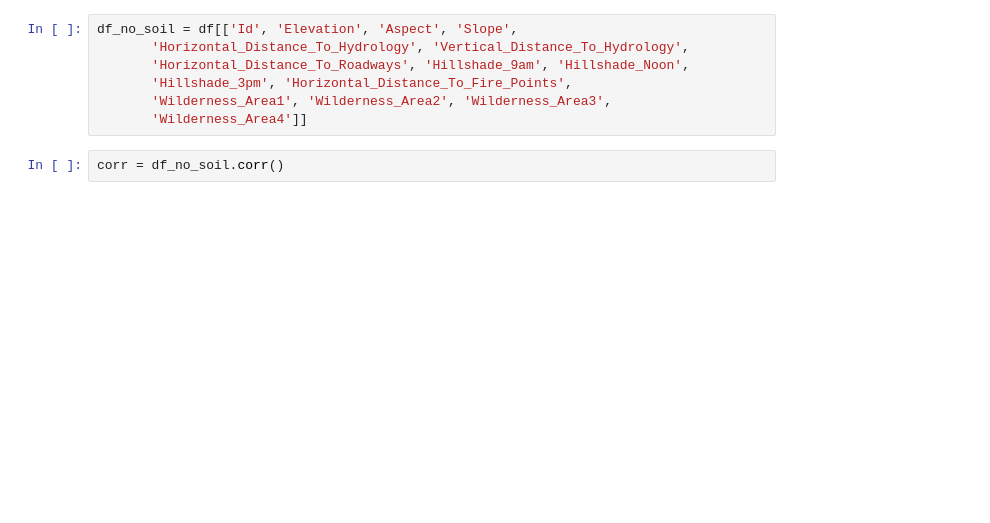
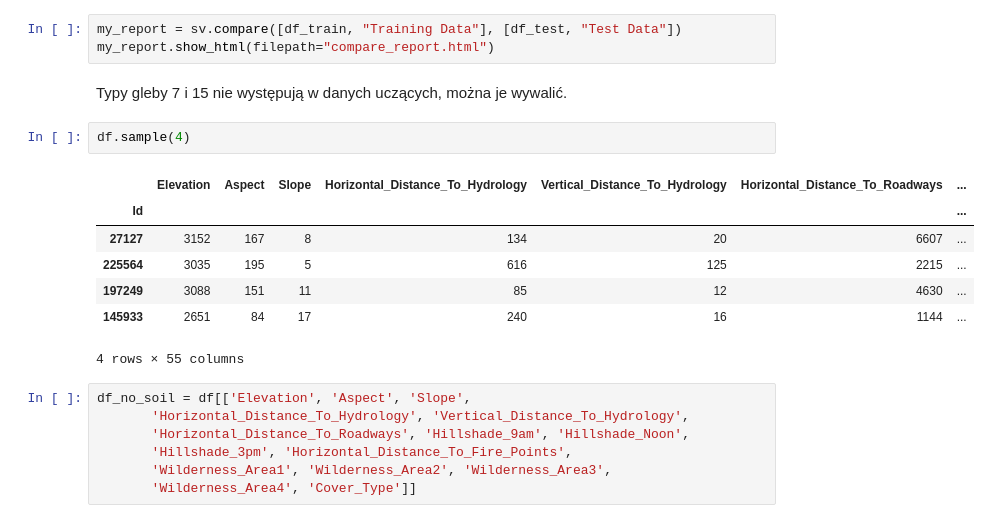
Before and after one commit to Arcewirz/forrest-type-prediction, a Jupyter notebook: eda.ipynb, the cells around one changed output. Cells and saved outputs as stored; diff of their text form; blank space fills up the shorter version.

Commit message:
Add robust reports

```diff
--- a/eda.ipynb
+++ b/eda.ipynb
@@ -29,13 +58,26 @@ my_report.show_html() # Default arguments will generate to "SWEETVIZ_REPORT.html
 # %% [output]
 Done! Use 'show' commands to display/save.   |██████████| [100%]   00:04 -> (00:00 left)
 Report SWEETVIZ_REPORT.html was generated! NOTEBOOK/COLAB USERS: the web browser MAY not pop up, regardless, the report IS saved in your notebook/colab files.
+# %%
+my_report = sv.compare([df_train, "Training Data"], [df_test, "Test Data"])
+my_report.show_html(filepath="compare_report.html")
+# %% [markdown]
+Typy gleby 7 i 15 nie występują w danych uczących, można je wywalić.
+# %%
+df.sample(4)
+# %% [output]
+|  | Elevation | Aspect | Slope | Horizontal_Distance_To_Hydrology | Vertical_Distance_To_Hydrology | Horizontal_Distance_To_Roadways | ... |
+| Id |  |  |  |  |  |  | ... |
+| 27127 | 3152 | 167 | 8 | 134 | 20 | 6607 | ... |
+| 225564 | 3035 | 195 | 5 | 616 | 125 | 2215 | ... |
+| 197249 | 3088 | 151 | 11 | 85 | 12 | 4630 | ... |
+| 145933 | 2651 | 84 | 17 | 240 | 16 | 1144 | ... |
+4 rows × 55 columns
 # %%
-df_no_soil = df[['Id', 'Elevation', 'Aspect', 'Slope',
+df_no_soil = df[['Elevation', 'Aspect', 'Slope',
        'Horizontal_Distance_To_Hydrology', 'Vertical_Distance_To_Hydrology',
        'Horizontal_Distance_To_Roadways', 'Hillshade_9am', 'Hillshade_Noon',
        'Hillshade_3pm', 'Horizontal_Distance_To_Fire_Points',
        'Wilderness_Area1', 'Wilderness_Area2', 'Wilderness_Area3',
-       'Wilderness_Area4']]
+       'Wilderness_Area4', 'Cover_Type']]
-# %%
-corr = df_no_soil.corr()
 # %%
```
Also changed, not shown: parts of 9 cells of this notebook, 3 other files.
